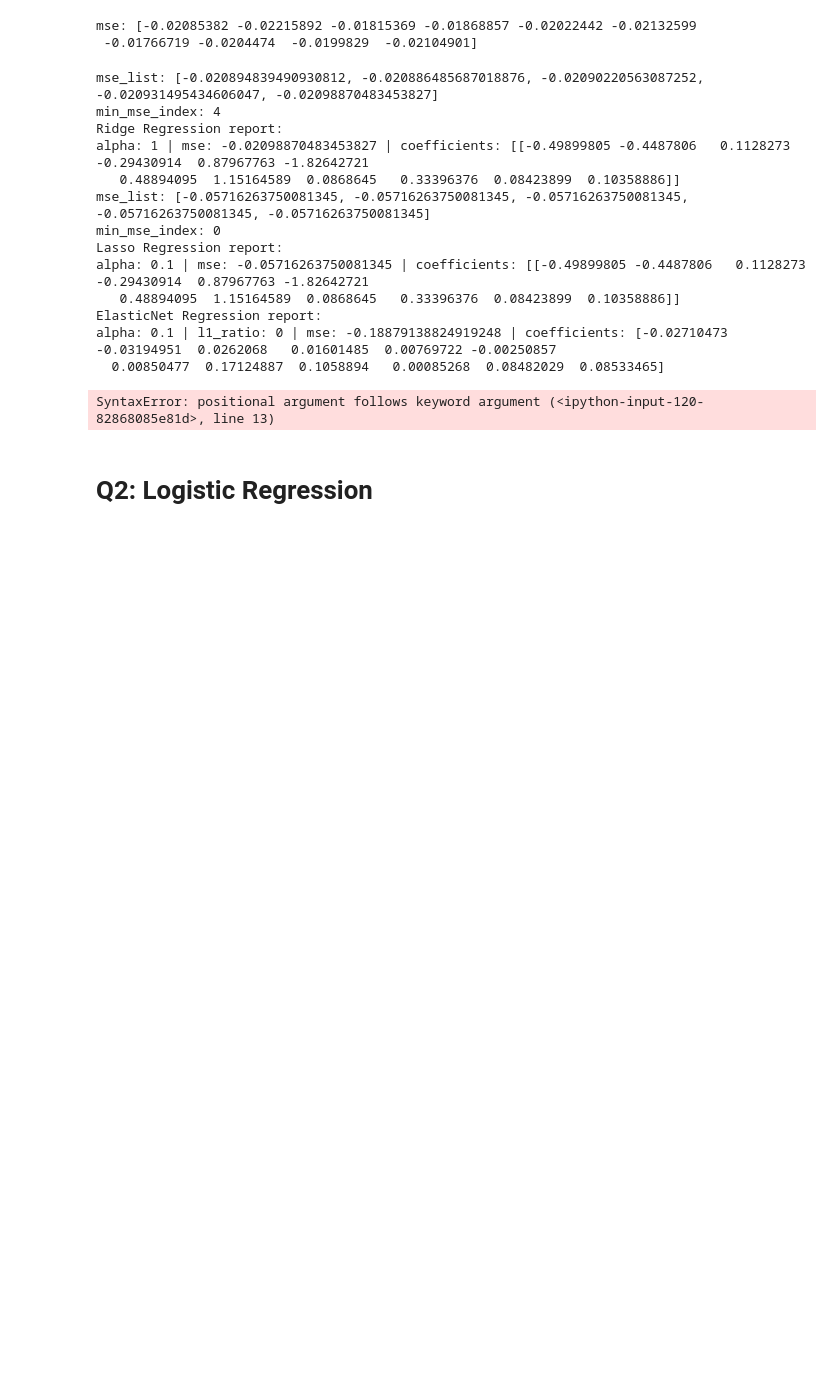
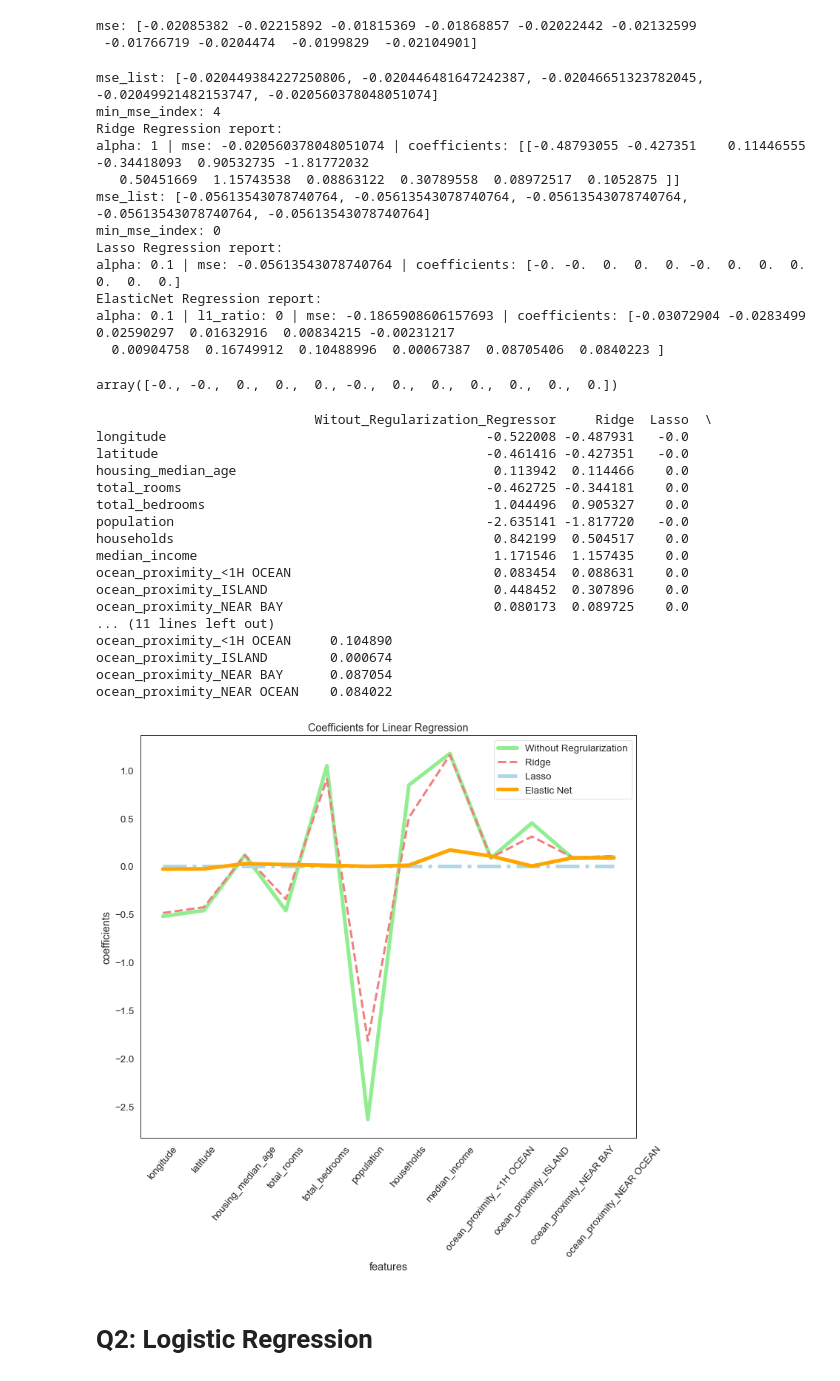
Before and after one commit to a-m-kyp/ML-HW, a Jupyter notebook: HW#2.ipynb, the cells around one changed output. Drawn from its saved outputs; the diff is of its cells as text; code cells hidden in the pictures; blank space fills up the shorter version.

Commit message:
Update comparing Scikit-learn models

```diff
--- a/HW#2.ipynb
+++ b/HW#2.ipynb
@@ -766,6 +766,18 @@ x_train, y_train, x_test, y_test = train_test_split(copy_df(dataset), train_size
 # %%
 alpha_values = [0.1, 0.3, 0.5, 0.7, 1]
 l1_ratio = [0, .1, 1, 10]
+
+#######################################################################
+#                                                                     #
+#                     Without Regularization                          #
+#                                                                     #
+#######################################################################
+
+regressor = LinearRegression(fit_intercept=True)
+regressor_fit = regressor.fit(x_train, y_train)
+regressor_fit_coeffs = regressor_fit.coef_
+# cross_val_score(model, x_train, y_train, scoring='neg_mean_squared_error', cv=10)
+
 
 #######################################################################
 #                                                                     #
@@ -799,7 +811,7 @@ print("alpha:", alpha_values[min_mse_index], "| mse:", mse_list[min_mse_index],
 
 mse_list = []
 for alpha in alpha_values:
-    lasso_regression = Lasso(alpha=alpha, fit_intercept=True, normalize=False, precompute=False, copy_X=True, tol=0.0001, warm_start=False, random_state=None, selection='cyclic')
+    lasso_regression = Lasso(alpha=alpha, fit_intercept=True, precompute=True, copy_X=True, tol=0.0001, selection='random')
     mse = cross_val_score(lasso_regression, x_train, y_train, scoring='neg_mean_squared_error', cv=5)
     mse_list.append(mse.mean())
 
@@ -807,9 +819,9 @@ print("mse_list:", mse_list)
 min_mse_index = np.argmin(mse_list)
 print("min_mse_index:", min_mse_index)
 
-best_lasso_regression_model = Lasso(alpha=alpha_values[min_mse_index], fit_intercept=True, normalize=False, precompute=False, copy_X=True, tol=0.0001, warm_start=False, random_state=None, selection='cyclic')
+best_lasso_regression_model = Lasso(alpha=alpha_values[min_mse_index], fit_intercept=True, normalize=True, precompute=True, copy_X=True, tol=0.0001, warm_start=False, random_state=None, selection='cyclic')
 best_lasso_regression_fit = best_lasso_regression_model.fit(x_train, y_train)
-best_lasso_coeffs = best_ridge_model_fit.coef_
+best_lasso_coeffs = best_lasso_regression_fit.coef_
 print("Lasso Regression report:")
 print("alpha:", alpha_values[min_mse_index], "| mse:", mse_list[min_mse_index], "| coefficients:", best_lasso_coeffs)
 
@@ -834,45 +846,69 @@ best_elasticnet_coeffs = best_elasticnet_regression_fit.coef_
 print("ElasticNet Regression report:")
 print("alpha:", mse_list[min_mse_index][1], "| l1_ratio:", mse_list[min_mse_index][2], "| mse:", mse_list[min_mse_index][0], "| coefficients:", best_elasticnet_coeffs)
 # %% [output]
-mse_list: [-0.020894839490930812, -0.020886485687018876, -0.02090220563087252, -0.020931495434606047, -0.02098870483453827]
+mse_list: [-0.020449384227250806, -0.020446481647242387, -0.02046651323782045, -0.02049921482153747, -0.020560378048051074]
 min_mse_index: 4
 Ridge Regression report:
-alpha: 1 | mse: -0.02098870483453827 | coefficients: [[-0.49899805 -0.4487806   0.1128273  -0.29430914  0.87967763 -1.82642721
-   0.48894095  1.15164589  0.0868645   0.33396376  0.08423899  0.10358886]]
-mse_list: [-0.05716263750081345, -0.05716263750081345, -0.05716263750081345, -0.05716263750081345, -0.05716263750081345]
+alpha: 1 | mse: -0.020560378048051074 | coefficients: [[-0.48793055 -0.427351    0.11446555 -0.34418093  0.90532735 -1.81772032
+   0.50451669  1.15743538  0.08863122  0.30789558  0.08972517  0.1052875 ]]
+mse_list: [-0.05613543078740764, -0.05613543078740764, -0.05613543078740764, -0.05613543078740764, -0.05613543078740764]
 min_mse_index: 0
 Lasso Regression report:
-alpha: 0.1 | mse: -0.05716263750081345 | coefficients: [[-0.49899805 -0.4487806   0.1128273  -0.29430914  0.87967763 -1.82642721
-   0.48894095  1.15164589  0.0868645   0.33396376  0.08423899  0.10358886]]
+alpha: 0.1 | mse: -0.05613543078740764 | coefficients: [-0. -0.  0.  0.  0. -0.  0.  0.  0.  0.  0.  0.]
 ElasticNet Regression report:
-alpha: 0.1 | l1_ratio: 0 | mse: -0.18879138824919248 | coefficients: [-0.02710473 -0.03194951  0.0262068   0.01601485  0.00769722 -0.00250857
-  0.00850477  0.17124887  0.1058894   0.00085268  0.08482029  0.08533465]
+alpha: 0.1 | l1_ratio: 0 | mse: -0.1865908606157693 | coefficients: [-0.03072904 -0.0283499   0.02590297  0.01632916  0.00834215 -0.00231217
+  0.00904758  0.16749912  0.10488996  0.00067387  0.08705406  0.0840223 ]
+# %%
+# regressor_fit_coeffs[0]
+# best_elasticnet_coeffs
+best_lasso_coeffs
+# best_ridge_coeffs[0]
+# %% [output]
+array([-0., -0.,  0.,  0.,  0., -0.,  0.,  0.,  0.,  0.,  0.,  0.])
 # %%
 comparing_models = pd.DataFrame({
     # 'my_model': best_coeffs,
+    'Witout_Regularization_Regressor': regressor_fit_coeffs[0],
     'Ridge': best_ridge_coeffs[0],
-    'Lasso': best_lasso_coeffs[0],
+    'Lasso': best_lasso_coeffs,
     'ElasticNet': best_elasticnet_coeffs}, index=feature_columns)
 
 # Highlighting coefficient estimates with value '0'
 comparing_models.style.background_gradient(cmap='coolwarm')
 print(comparing_models)
 
 len_of_feature_columns = len(feature_columns)
 plt.figure(figsize=(12,10))
 # plt.plot(range(len(feature_columns)),comparing_models[''], label='my_model')
-plt.plot(range(len_of_feature_columns),comparing_models['Ridge'], label='Ridge', color='lightcoral')
-plt.plot(range(len_of_feature_columns),comparing_models['Lasso'], label='Lasso', color='lightblue')
-plt.plot(range(len_of_feature_columns),comparing_models['ElasticNet'], label='Elastic Net', color='yellow')
-# plt.axhline(0, color='', linestyle='solid')
+plt.plot(range(len_of_feature_columns),comparing_models['Witout_Regularization_Regressor'], label='Without Regrularization', color='lightgreen', linewidth=5)
+plt.plot(range(len_of_feature_columns),comparing_models['Ridge'], label='Ridge', color='lightcoral', linestyle='--', linewidth=3)
+plt.plot(range(len_of_feature_columns),comparing_models['Lasso'], label='Lasso', color='lightblue', linestyle='dashdot', linewidth=5)
+plt.plot(range(len_of_feature_columns),comparing_models['ElasticNet'], label='Elastic Net', color='orange', linewidth=5)
 plt.xticks(range(len(feature_columns)),feature_columns,rotation=50)
-plt.title("Coefficients for Multiple Linear Regression")
+plt.title("Coefficients for Linear Regression")
 plt.ylabel("coefficients")
 plt.xlabel("features")
 plt.legend()
 plt.show()
 # %% [output]
-SyntaxError: positional argument follows keyword argument (<ipython-input-120-82868085e81d>, line 13)
+                            Witout_Regularization_Regressor     Ridge  Lasso  \
+longitude                                         -0.522008 -0.487931   -0.0
+latitude                                          -0.461416 -0.427351   -0.0
+housing_median_age                                 0.113942  0.114466    0.0
+total_rooms                                       -0.462725 -0.344181    0.0
+total_bedrooms                                     1.044496  0.905327    0.0
+population                                        -2.635141 -1.817720   -0.0
+households                                         0.842199  0.504517    0.0
+median_income                                      1.171546  1.157435    0.0
+ocean_proximity_<1H OCEAN                          0.083454  0.088631    0.0
+ocean_proximity_ISLAND                             0.448452  0.307896    0.0
+ocean_proximity_NEAR BAY                           0.080173  0.089725    0.0
+... (11 lines left out)
+ocean_proximity_<1H OCEAN     0.104890
+ocean_proximity_ISLAND        0.000674
+ocean_proximity_NEAR BAY      0.087054
+ocean_proximity_NEAR OCEAN    0.084022
+[figure, added]
 # %% [markdown]
 # Q2: Logistic Regression
 # %%
```
Also changed, not shown: parts of 1 cell of this notebook.
